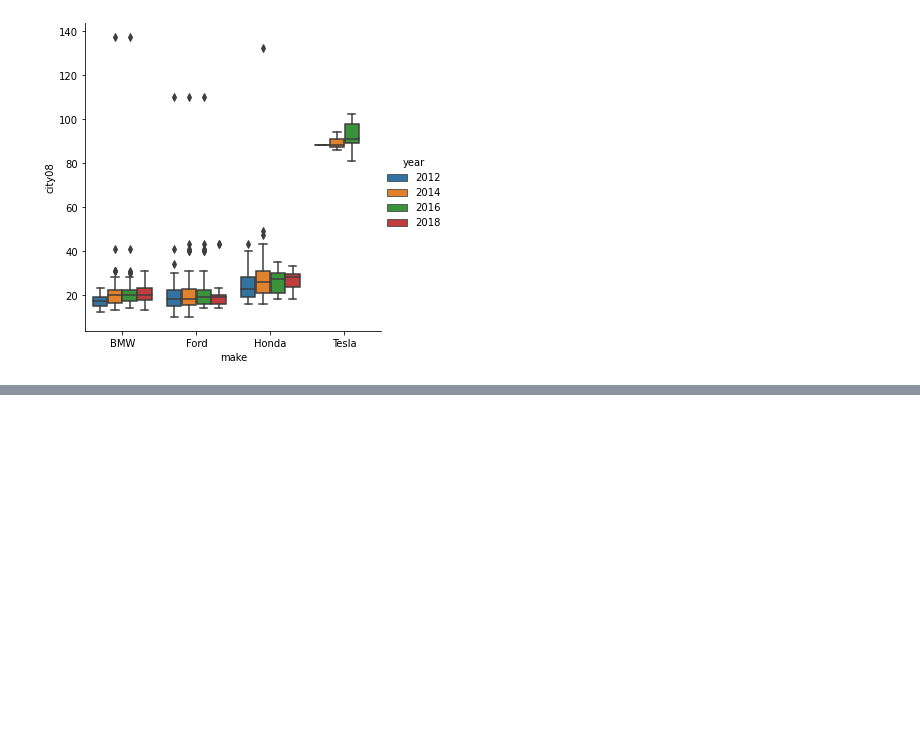
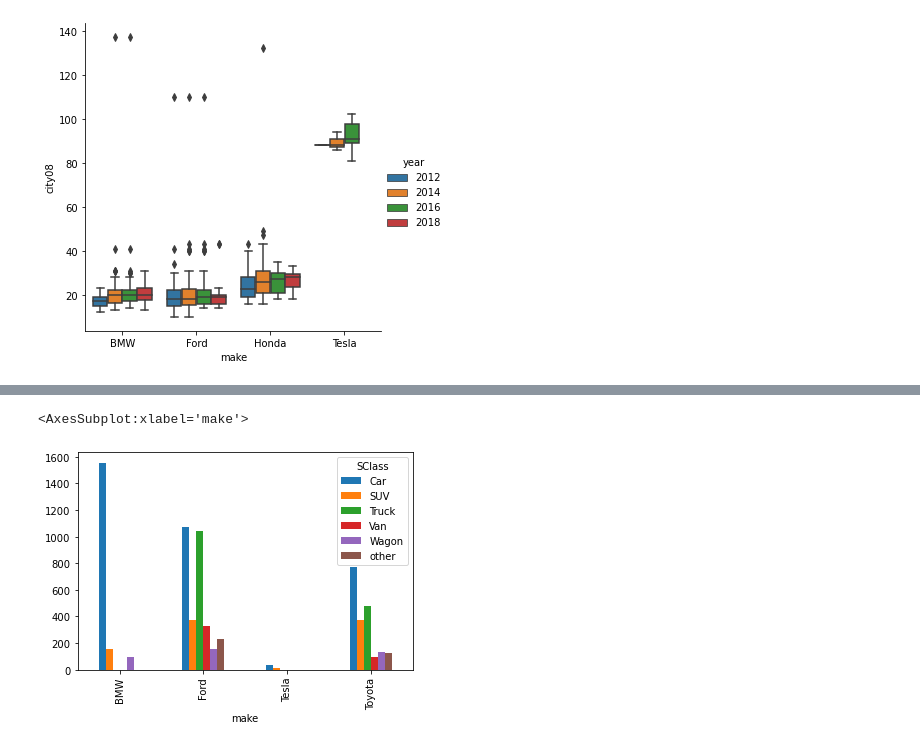
Before and after one commit to minstrel1149/pandas_practice-cookbook1, a Jupyter notebook: Pd_cookbook_1_chapter5.ipynb, the cells around one changed output, grey strips where cells are left out. Drawn from its saved outputs; the diff is of its cells as text; code cells hidden in the pictures; blank space fills up the shorter version.

```diff
--- a/Pd_cookbook_1_chapter5.ipynb
+++ b/Pd_cookbook_1_chapter5.ipynb
@@ -182,0 +203,32 @@ g = sns.catplot(data=fueleco[mask], x='make', y='city08', hue='year', hue_order=
+# %%
+# 카디널리티를 낮추기 위한 generalize() 함수 생성
+# Series, match_name, default 파라미터 활용
+def generalize(ser, match_name, default):
+    # seen을 None으로 설정한 후
+    seen = None
+    # match_name을 match와 name으로 언패킹하여 순환문 실행
+    for match, name in match_name:
+        # Series가 match에 속하는 단어를 포함하면 True, 아니면 False로 새로운 Series인 mask 생성
+        mask = ser.str.contains(match)
+        # seen이 None이면 seen = mask
+        if seen is None:
+            seen = mask
+        # 두 번째 이상 순환으로 seen이 None이 아니면 seen |= mask(seen에 새로운 True 추가)
+        else:
+            seen |= mask
+        # 원래 Series는 mask에 해당하지 않으면 그대로, mask에 해당하면 name으로 변경
+        ser = ser.where(~mask, name)
+    # Series가 seen에 해당하면 그대로(name으로 변경된 값이 할당됨), 아니면 지정된 default 값으로 변경
+    ser = ser.where(seen, default)
+    return ser
+# %%
+makes = ['Ford', 'Tesla', 'BMW', 'Toyota']
+# generalize() 함수에 활용할 match_name 지정
+match_name = [('Seaters', 'Car'), ('Car', 'Car'), ('Utility', 'SUV'),
+     ('Truck', 'Truck'), ('Van', 'Van'), ('van', 'Van'),
+     ('Wagon', 'Wagon')]
+# assign() 메서드에 lambda 식을 넣어 SClass 열 생성
+data = (fueleco[fueleco['make'].isin(makes)]
+.assign(SClass=lambda df: generalize(df['VClass'], match_name, 'other'))
+)
+data.head()
@@ -182,0 +243,12 @@ g = sns.catplot(data=fueleco[mask], x='make', y='city08', hue='year', hue_order=
+# %%
+# pd.crosstab() 함수 이용하여 make 열과 SClass 열을 정리
+# groupby().size().unstack()을 활용하여 복제 가능
+summary = pd.crosstab(data['make'], data['SClass'])
+summary
+# Matplotlib은 집계된 데이터를 활용하므로 'summary' DataFrame으로 구현
+(summary
+.plot.bar()
+)
+# %% [output]
+<AxesSubplot:xlabel='make'>
+[figure, added]
```
Also changed, not shown: parts of 5 cells of this notebook, 1 other file.
